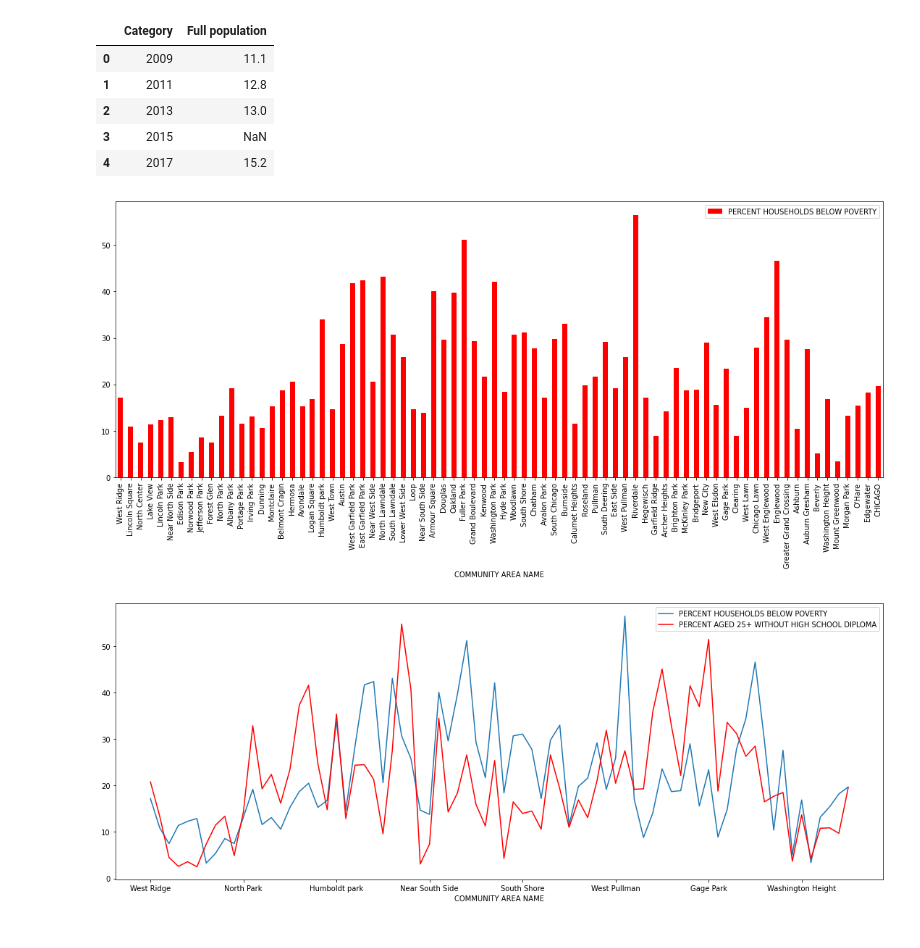
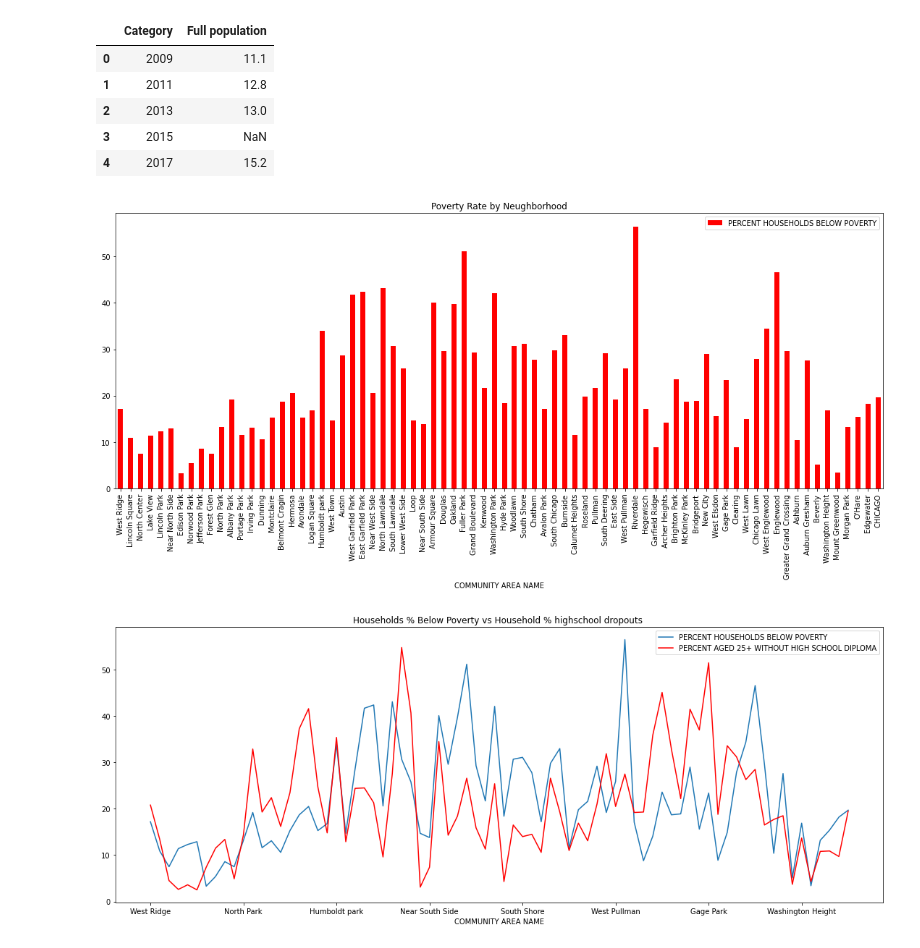
Before and after one commit to dpackardphys/gold_orbit_firelight, a Jupyter notebook: School data.ipynb, the cells around one changed output. Drawn from its saved outputs; the diff is of its cells as text; code cells hidden in the pictures.

```diff
--- a/School data.ipynb
+++ b/School data.ipynb
@@ -226,18 +226,20 @@ SBRIC_df.head()
 | 3 | 2015 | NaN |
 | 4 | 2017 | 15.2 |
 # %%
+plt.rcParams['figure.figsize'] = [19, 7]
 cleaned_CSSEMH.plot(kind='bar',x='COMMUNITY AREA NAME',y='PERCENT HOUSEHOLDS BELOW POVERTY', color='red')
+plt.title("Poverty Rate by Neughborhood")
 plt.show()
 # %% [output]
-[figure, old version]
+[figure, new version]
 # %%
 ax = plt.gca()
 cleaned_CSSEMH.plot(kind='line',x='COMMUNITY AREA NAME',y='PERCENT HOUSEHOLDS BELOW POVERTY',ax=ax)
 cleaned_CSSEMH.plot(kind='line',x='COMMUNITY AREA NAME',y='PERCENT AGED 25+ WITHOUT HIGH SCHOOL DIPLOMA', color='red', ax=ax)
-
+plt.title("Households % Below Poverty vs Household % highschool dropouts ")
 plt.show()
 # %% [output]
-[figure, old version]
+[figure, new version]
 # %%
 ax = plt.gca()
 belonging_df.plot(kind='line',x='Category',y='Full population',ax=ax)
```
Also changed, not shown: parts of 2 cells of this notebook.
